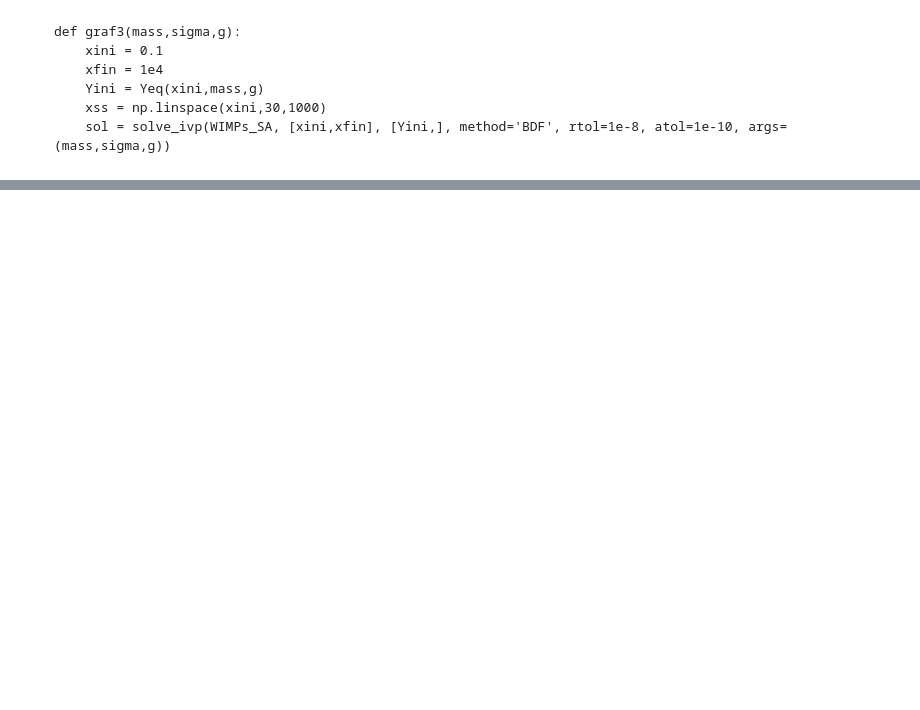
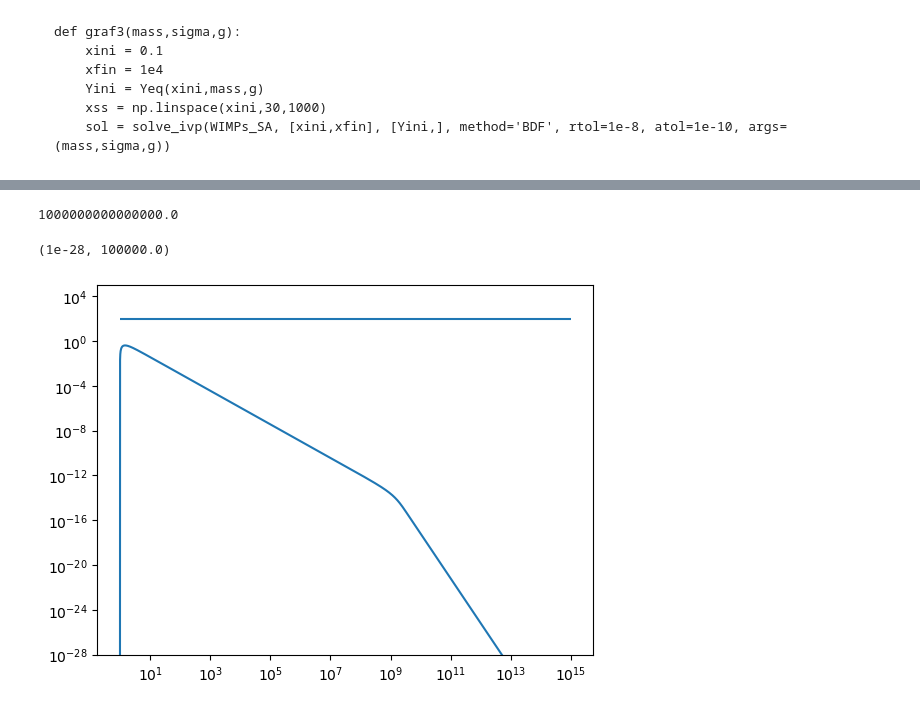
Before and after one commit to SantiagoJulioD/Trabajo_de_grado, a Jupyter notebook: Relic_density/relic_density.ipynb, the cells around one changed output, grey strips where cells are left out. Saved outputs shown, nothing was run; the diff lists cells and outputs as text; code cells hidden in the pictures; blank space fills up the shorter version.

```diff
--- a/Relic_density/relic_density.ipynb
+++ b/Relic_density/relic_density.ipynb
@@ -699,0 +801,15 @@ plt.loglog(sol.t,sol.y[1])
+# %%
+delta_rho_rh = rho_R_rh-rho_phi_rh
+a_rh = int(np.where(np.abs(delta_rho_rh) == np.abs(rho_R_rh-rho_phi_rh).min())[0])
+sol_rh.t[a_rh]
+# %% [output]
+1000000000000000.0
+# %%
+T_rh = (30/np.pi**2*1/gstar*sol_rh.y[1]*sol_rh.t**-4)**1/4
+# %%
+plt.loglog(sol_rh.t,T_rh)
+plt.hlines(100,1,1e15)
+plt.ylim((1e-28,1e5))
+# %% [output]
+(1e-28, 100000.0)
+[figure, added]
```
Also changed, not shown: parts of 24 cells of this notebook, 3 other files.
